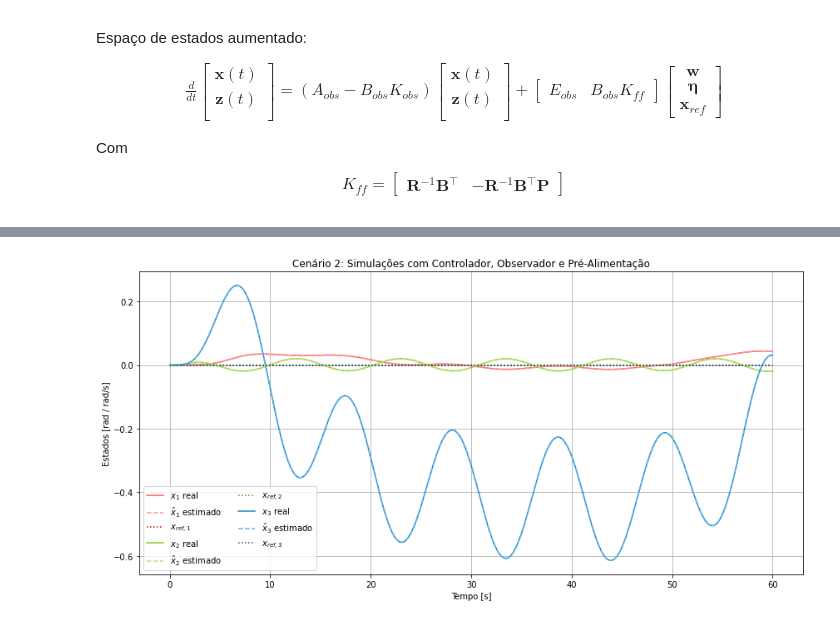
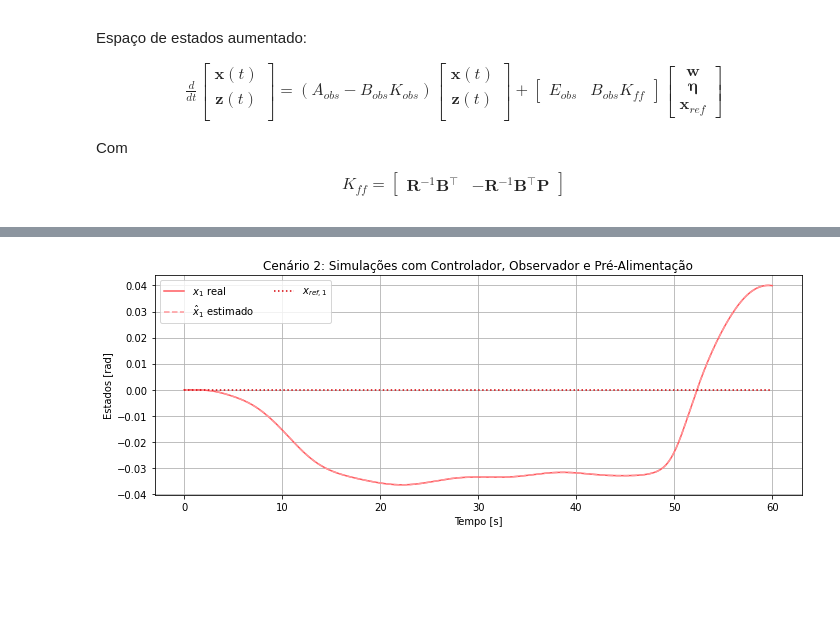
Before and after one commit to maria-srl/heli-controle2025, a Jupyter notebook: trabalho.ipynb, the cells around one changed output, grey strips where cells are left out. Saved outputs shown, nothing was run; the diff lists cells and outputs as text; code cells hidden in the pictures; blank space fills up the shorter version.

```diff
--- a/trabalho.ipynb
+++ b/trabalho.ipynb
@@ -478,7 +478,7 @@ O sistema é observável? True
 omega_f = (poles_MA[0].real**2 + poles_MA[0].imag**2)**0.5
 # %%
 # Matriz de ponderação Q - penaliza desvios dos estados
-Q = np.diag([5, 20, 1, 5/(omega_f**2), 20/(omega_f**2), 1/(omega_f**2)])
+Q = np.diag([5, 10, 1, 5/(omega_f**2), 10/(omega_f**2), 1/(omega_f**2)])
 
 # Matriz de ponderação R - penaliza esforço de controle
 R = np.diag([10**4, 10**4])
@@ -1233,8 +1233,8 @@ simular_cenario(cenario2, T=60, title ='Cenário 2')
 # %% [markdown]
 ### Seguidor LQ
 # %%
-Q_LQ = np.diag([100, 100, 100, 10, 10, 10])
-R_LQ = np.diag([1, 1])
+Q_LQ = np.diag([1e2, 1e3, 1e2, 1e1, 1e1, 1e1])
+R_LQ = np.diag([0.1, 0.1])
 
 
 # Síntese do regulador LQR
@@ -1358,7 +1358,7 @@ heli_full = ct.ss(A_full, E_full, -K_obs, sp.zeros(K_obs.shape[0], E_full.shape[
 # %%
 def simulacao_completa(cenario, T, title):
     cen = cenario()
-    t = np.linspace(0, 60, 1001)
+    t = np.linspace(0, T, 1001)
 
     x0 = cen['x0']
     w_func = cen['w_func']
@@ -1388,9 +1388,8 @@ def simulacao_completa(cenario, T, title):
 
     x_hat_t = np.array(S @ C_num @ x_full[0:n, :] + N @ x_full[n:, :]).astype(np.float64)  # estimativa dos estados reais
 
-    plt.figure(figsize=(12, 6))
-
     for i in range(n-m):
+        plt.figure(figsize=(10, 4))
         cor1 = cp[['red', 'green', 'blue'][i]]
         cor2 = cp[['lred', 'lgreen', 'lblue'][i]]
         cor3 = cp[['dred', 'dgreen', 'dblue'][i]]
@@ -1398,17 +1397,16 @@ def simulacao_completa(cenario, T, title):
         plt.plot(t_full, x_hat_t[i, :].flatten(), '--', label=f'$\\hat{{x}}_{{{i+1}}}$ estimado', color=cor2)
         plt.plot(t_full, x_ref[i, :], ':', label=f'$x_{{ref,{i+1}}}$', color=cor3)
 
-    plt.xlabel('Tempo [s]')
-    plt.ylabel('Estados [rad / rad/s]')
-    plt.title(title + ': Simulações com Controlador, Observador e Pré-Alimentação')
-    plt.legend(ncol=2)
-    plt.grid(True)
-    plt.tight_layout()
-    plt.show()
-
-    plt.figure(figsize=(12, 6))
+        plt.xlabel('Tempo [s]')
+        plt.ylabel('Estados [rad]')
+        plt.title(title + ': Simulações com Controlador, Observador e Pré-Alimentação')
+        plt.legend(ncol=2)
+        plt.grid(True)
+        plt.tight_layout()
+        plt.show()
 
     for i in range(n-m, n):
+        plt.figure(figsize=(10, 4))
         cor1 = cp[['red', 'green', 'blue'][i-n+m]]
         cor2 = cp[['lred', 'lgreen', 'lblue'][i-n+m]]
         cor3 = cp[['dred', 'dgreen', 'dblue'][i-n+m]]
@@ -1416,13 +1414,13 @@ def simulacao_completa(cenario, T, title):
         plt.plot(t_full, x_hat_t[i, :].flatten(), '--', label=f'$\\hat{{x}}_{{{i+1}}}$ estimado', color=cor2)
         plt.plot(t_full, x_ref[i, :], ':', label=f'$x_{{ref,{i+1}}}$', color=cor3)
 
-    plt.xlabel('Tempo [s]')
-    plt.ylabel('Estados [rad / rad/s]')
-    plt.title(title + ': Simulações com Controlador, Observador e Pré-Alimentação')
-    plt.legend(ncol=2)
-    plt.grid(True)
-    plt.tight_layout()
-    plt.show()
+        plt.xlabel('Tempo [s]')
+        plt.ylabel('Estados [rad/s]')
+        plt.title(title + ': Simulações com Controlador, Observador e Pré-Alimentação')
+        plt.legend(ncol=2)
+        plt.grid(True)
+        plt.tight_layout()
+        plt.show()
 
     plt.figure(figsize=(10, 4))
     for i in range(r):
@@ -1442,4 +1444,4 @@ simulacao_completa(cenario1, T=60, title='Cenário 1')
 # %%
-simulacao_completa(cenario2, T=10, title='Cenário 2')
+simulacao_completa(cenario2, T=60, title='Cenário 2')
 # %% [output]
-[figure, old version]
+[figure, new version]
```
Also changed, not shown: parts of 15 cells of this notebook.
